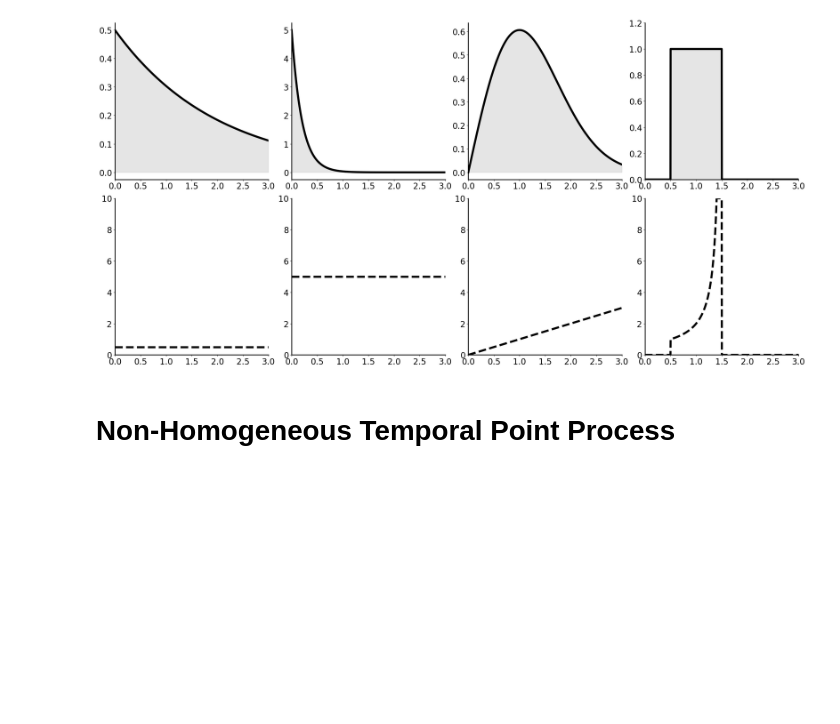
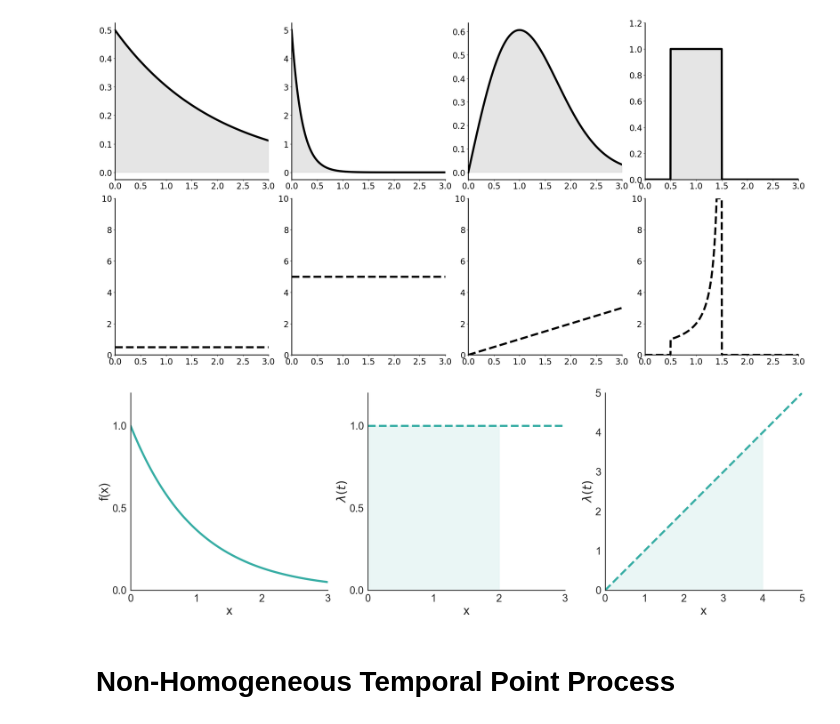
Before and after one commit to gerritgr/SpatioTemporal, a Jupyter notebook: Spatio_temporal_events_lecture.ipynb, the cells around one changed output. Drawn from its saved outputs; the diff is of its cells as text; code cells hidden in the pictures; blank space fills up the shorter version.

```diff
--- a/Spatio_temporal_events_lecture.ipynb
+++ b/Spatio_temporal_events_lecture.ipynb
@@ -477,6 +477,87 @@ plt.savefig("exp_pdfs_and_intensities_black.pdf", bbox_inches='tight')
 plt.show()
 # %% [output]
 [figure]
+# %%
+import numpy as np
+import matplotlib.pyplot as plt
+import seaborn as sns
+
+# Set the Seaborn style without grid
+sns.set(style="white")
+
+# Choose a Seaborn color (second one from the "husl" palette)
+color = sns.color_palette("husl", 2)[1]
+
+# Create subplots
+fig, axes = plt.subplots(1, 3, figsize=(24, 8))
+
+# Parameters for the first plot
+lambda_exp = 1
+x_exp = np.linspace(0, 3, 1000)
+pdf_exp = lambda_exp * np.exp(-lambda_exp * x_exp)
+
+# Plot the PDF of the exponential distribution with rate 1
+axes[0].plot(x_exp, pdf_exp, linewidth=5, color=color)
+axes[0].set_xlim([0, 3])
+axes[0].set_ylim([0, 1.2])
+axes[0].set_xlabel('x', fontsize=30)
+axes[0].set_ylabel('f(x)', fontsize=30)
+axes[0].tick_params(axis='both', which='major', labelsize=25)
+axes[0].spines['top'].set_visible(False)
+axes[0].spines['right'].set_visible(False)
+axes[0].spines['bottom'].set_linewidth(2)
+axes[0].spines['left'].set_linewidth(2)
+axes[0].set_xticks([0, 1, 2, 3])
+axes[0].set_yticks([0, 0.5, 1.0])
+
+# Parameters for the second plot
+x_intensity = np.linspace(0, 3, 1000)
+intensity_const = np.full_like(x_intensity, 1)
+
+# Plot the constant intensity function with shaded area
+axes[1].plot(x_intensity, intensity_const, linewidth=5, color=color, linestyle='--')
+axes[1].fill_between(x_intensity[:667], intensity_const[:667], color=color, alpha=0.1)
+axes[1].set_xlim([0, 3])
+axes[1].set_ylim([0, 1.2])
+axes[1].set_xlabel('x', fontsize=30)
+axes[1].set_ylabel(r'$\lambda(t)$', fontsize=30)
+axes[1].tick_params(axis='both', which='major', labelsize=25)
+axes[1].spines['top'].set_visible(False)
+axes[1].spines['right'].set_visible(False)
+axes[1].spines['bottom'].set_linewidth(2)
+axes[1].spines['left'].set_linewidth(2)
+axes[1].set_xticks([0, 1, 2, 3])
+axes[1].set_yticks([0, 0.5, 1.0])
+
+# Parameters for the third plot
+x_lin_intensity = np.linspace(0, 5, 1000)
+linear_intensity = x_lin_intensity
+
+# Plot the linearly increasing intensity function with shaded area
+axes[2].plot(x_lin_intensity, linear_intensity, linewidth=5, color=color, linestyle='--')
+axes[2].fill_between(x_lin_intensity[:800], linear_intensity[:800], color=color, alpha=0.1)
+axes[2].set_xlim([0, 5])
+axes[2].set_ylim([0, 5])
+axes[2].set_xlabel('x', fontsize=30)
+axes[2].set_ylabel(r'$\lambda(t)$', fontsize=30)
+axes[2].tick_params(axis='both', which='major', labelsize=25)
+axes[2].spines['top'].set_visible(False)
+axes[2].spines['right'].set_visible(False)
+axes[2].spines['bottom'].set_linewidth(2)
+axes[2].spines['left'].set_linewidth(2)
+axes[2].set_xticks([0, 1, 2, 3, 4, 5])
+axes[2].set_yticks([0, 1, 2, 3, 4, 5])
+
+# Adjust layout
+plt.tight_layout()
+
+# Save the plot
+plt.savefig("three_plots_in_a_row.pdf", bbox_inches='tight')
+
+# Display the plot
+plt.show()
+# %% [output]
+[figure, added]
 # %% [markdown]
 # Non-Homogeneous Temporal Point Process
 # %%
```
Also changed, not shown: 2 other files.
